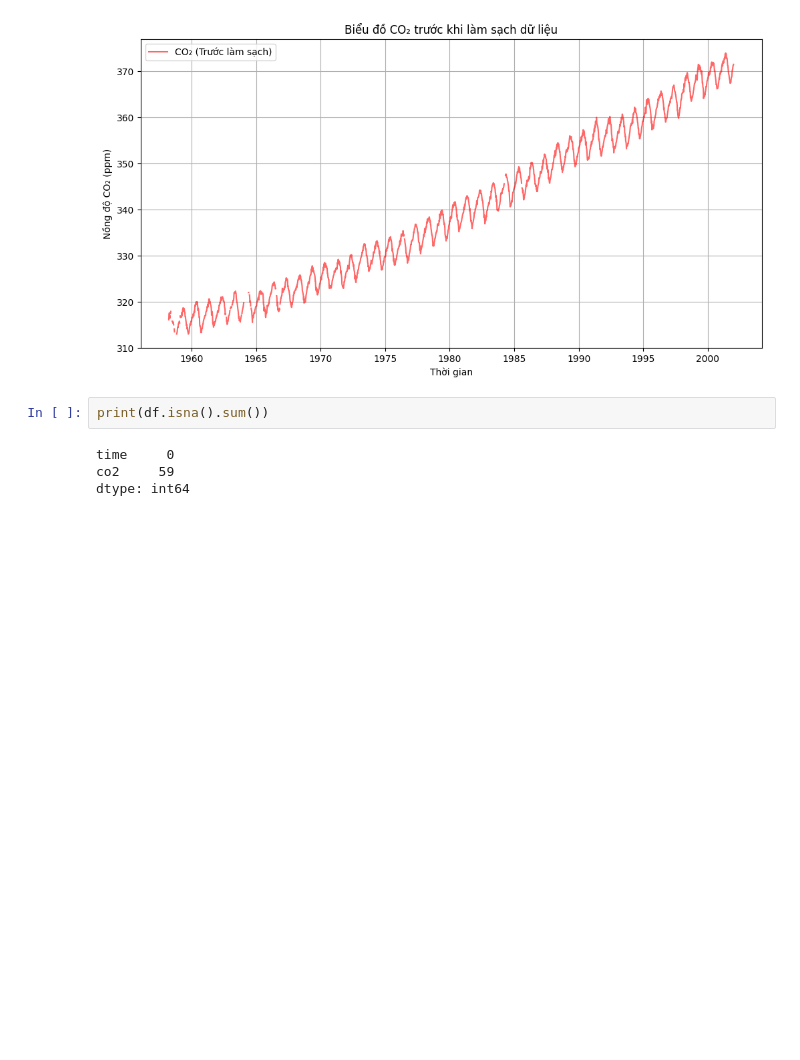
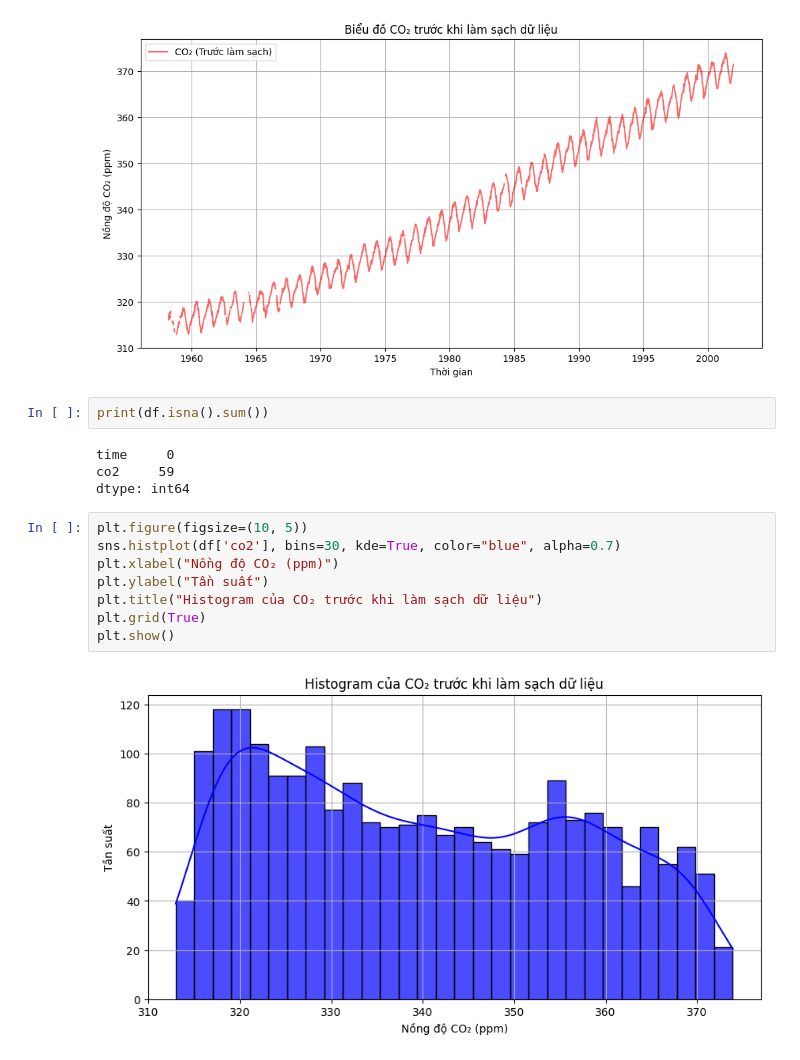
Before and after one commit to Bapcaichan/prepro, a Jupyter notebook: co2.ipynb, the cells around one changed output. Cells and saved outputs as stored; diff of their text form; blank space fills up the shorter version.

Commit message:
add histogram plot

```diff
--- a/co2.ipynb
+++ b/co2.ipynb
@@ -54,3 +54,13 @@ print(df.isna().sum())
 time     0
 co2     59
 dtype: int64
+# %%
+plt.figure(figsize=(10, 5))
+sns.histplot(df['co2'], bins=30, kde=True, color="blue", alpha=0.7)
+plt.xlabel("Nồng độ CO₂ (ppm)")
+plt.ylabel("Tần suất")
+plt.title("Histogram của CO₂ trước khi làm sạch dữ liệu")
+plt.grid(True)
+plt.show()
+# %% [output]
+[figure, added]
```
